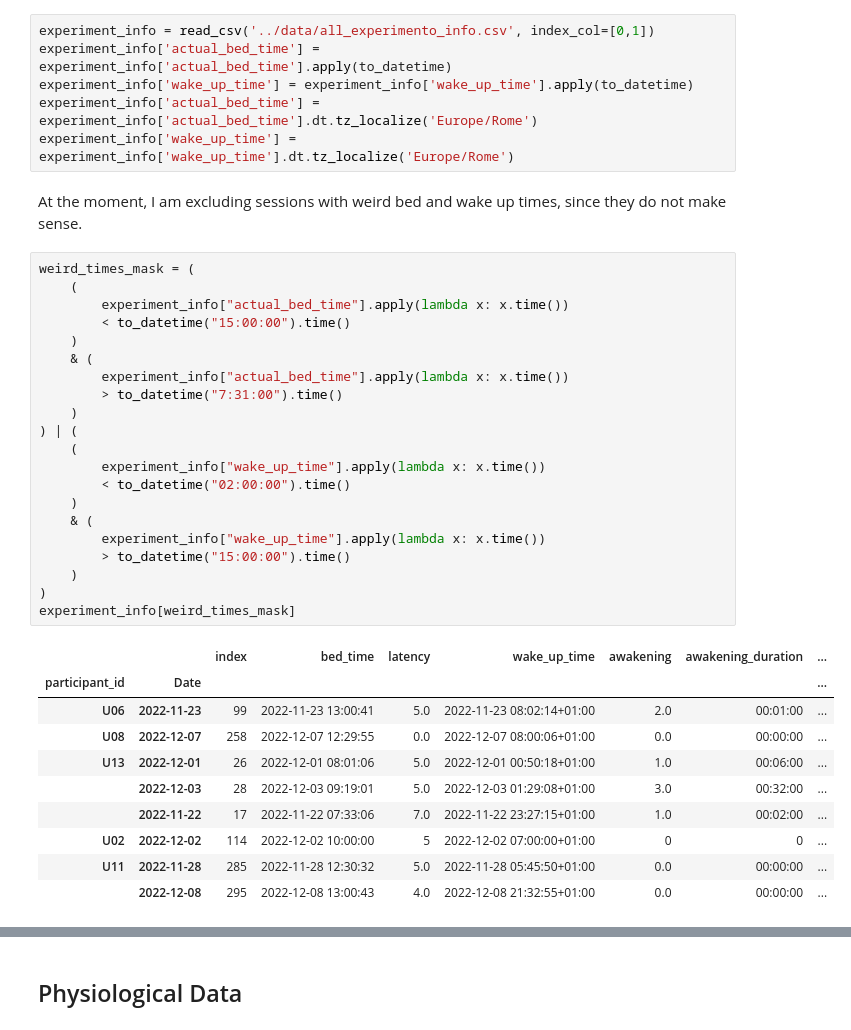
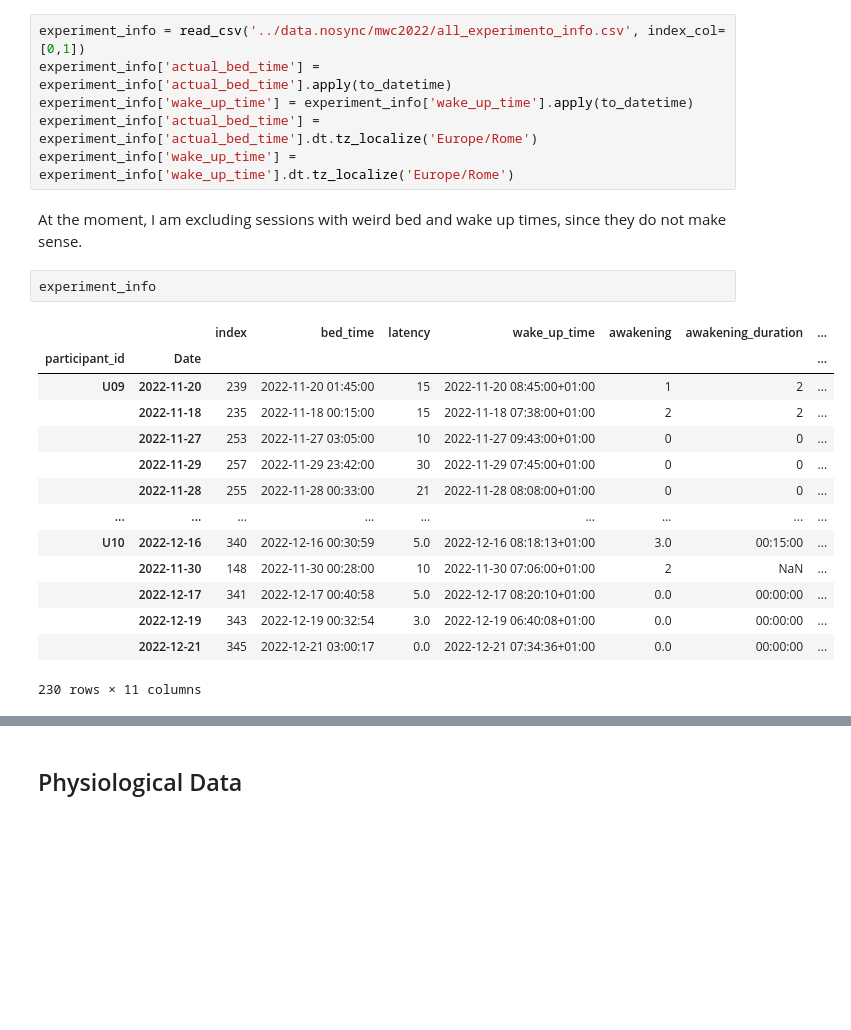
Before and after one commit to LeonardoAlchieri/LateralizationPhysiologicalWearables, a Jupyter notebook: notebooks/data-exploration.ipynb, the cells around one changed output, grey strips where cells are left out. Saved outputs shown, nothing was run; the diff lists cells and outputs as text; blank space fills up the shorter version.

```diff
--- a/notebooks/data-exploration.ipynb
+++ b/notebooks/data-exploration.ipynb
@@ -15,44 +149,29 @@ For the moment, I shall consider the self-reports for the sleep data.
 # %%
 from pandas import read_csv, to_datetime
 # %%
-experiment_info = read_csv('../data/all_experimento_info.csv', index_col=[0,1])
+experiment_info = read_csv('../data.nosync/mwc2022/all_experimento_info.csv', index_col=[0,1])
 experiment_info['actual_bed_time'] = experiment_info['actual_bed_time'].apply(to_datetime)
 experiment_info['wake_up_time'] = experiment_info['wake_up_time'].apply(to_datetime)
 experiment_info['actual_bed_time'] = experiment_info['actual_bed_time'].dt.tz_localize('Europe/Rome')
 experiment_info['wake_up_time'] = experiment_info['wake_up_time'].dt.tz_localize('Europe/Rome')
 # %% [markdown]
 At the moment, I am excluding sessions with weird bed and wake up times, since they do not make sense.
-# %%
-weird_times_mask = (
-    (
-        experiment_info["actual_bed_time"].apply(lambda x: x.time())
-        < to_datetime("15:00:00").time()
-    )
-    & (
-        experiment_info["actual_bed_time"].apply(lambda x: x.time())
-        > to_datetime("7:31:00").time()
-    )
-) | (
-    (
-        experiment_info["wake_up_time"].apply(lambda x: x.time())
-        < to_datetime("02:00:00").time()
-    )
-    & (
-        experiment_info["wake_up_time"].apply(lambda x: x.time())
-        > to_datetime("15:00:00").time()
-    )
-)
-experiment_info[weird_times_mask]
-# %% [output]
-|  |  | index | bed_time | latency | wake_up_time | awakening | awakening_duration | ... |
-| participant_id | Date |  |  |  |  |  |  | ... |
-| U06 | 2022-11-23 | 99 | 2022-11-23 13:00:41 | 5.0 | 2022-11-23 08:02:14+01:00 | 2.0 | 00:01:00 | ... |
-| U08 | 2022-12-07 | 258 | 2022-12-07 12:29:55 | 0.0 | 2022-12-07 08:00:06+01:00 | 0.0 | 00:00:00 | ... |
-| U13 | 2022-12-01 | 26 | 2022-12-01 08:01:06 | 5.0 | 2022-12-01 00:50:18+01:00 | 1.0 | 00:06:00 | ... |
-|  | 2022-12-03 | 28 | 2022-12-03 09:19:01 | 5.0 | 2022-12-03 01:29:08+01:00 | 3.0 | 00:32:00 | ... |
-|  | 2022-11-22 | 17 | 2022-11-22 07:33:06 | 7.0 | 2022-11-22 23:27:15+01:00 | 1.0 | 00:02:00 | ... |
-| U02 | 2022-12-02 | 114 | 2022-12-02 10:00:00 | 5 | 2022-12-02 07:00:00+01:00 | 0 | 0 | ... |
-| U11 | 2022-11-28 | 285 | 2022-11-28 12:30:32 | 5.0 | 2022-11-28 05:45:50+01:00 | 0.0 | 00:00:00 | ... |
-|  | 2022-12-08 | 295 | 2022-12-08 13:00:43 | 4.0 | 2022-12-08 21:32:55+01:00 | 0.0 | 00:00:00 | ... |
+# %%
+experiment_info
+# %% [output]
+|  |  | index | bed_time | latency | wake_up_time | awakening | awakening_duration | ... |
+| participant_id | Date |  |  |  |  |  |  | ... |
+| U09 | 2022-11-20 | 239 | 2022-11-20 01:45:00 | 15 | 2022-11-20 08:45:00+01:00 | 1 | 2 | ... |
+|  | 2022-11-18 | 235 | 2022-11-18 00:15:00 | 15 | 2022-11-18 07:38:00+01:00 | 2 | 2 | ... |
+|  | 2022-11-27 | 253 | 2022-11-27 03:05:00 | 10 | 2022-11-27 09:43:00+01:00 | 0 | 0 | ... |
+|  | 2022-11-29 | 257 | 2022-11-29 23:42:00 | 30 | 2022-11-29 07:45:00+01:00 | 0 | 0 | ... |
+|  | 2022-11-28 | 255 | 2022-11-28 00:33:00 | 21 | 2022-11-28 08:08:00+01:00 | 0 | 0 | ... |
+| ... | ... | ... | ... | ... | ... | ... | ... | ... |
+| U10 | 2022-12-16 | 340 | 2022-12-16 00:30:59 | 5.0 | 2022-12-16 08:18:13+01:00 | 3.0 | 00:15:00 | ... |
+|  | 2022-11-30 | 148 | 2022-11-30 00:28:00 | 10 | 2022-11-30 07:06:00+01:00 | 2 | NaN | ... |
+|  | 2022-12-17 | 341 | 2022-12-17 00:40:58 | 5.0 | 2022-12-17 08:20:10+01:00 | 0.0 | 00:00:00 | ... |
+|  | 2022-12-19 | 343 | 2022-12-19 00:32:54 | 3.0 | 2022-12-19 06:40:08+01:00 | 0.0 | 00:00:00 | ... |
+|  | 2022-12-21 | 345 | 2022-12-21 03:00:17 | 0.0 | 2022-12-21 07:34:36+01:00 | 0.0 | 00:00:00 | ... |
+230 rows × 11 columns
 # %%
 experiment_info = experiment_info[~weird_times_mask]
```
Also changed, not shown: parts of 20 cells of this notebook, 17 other files.
